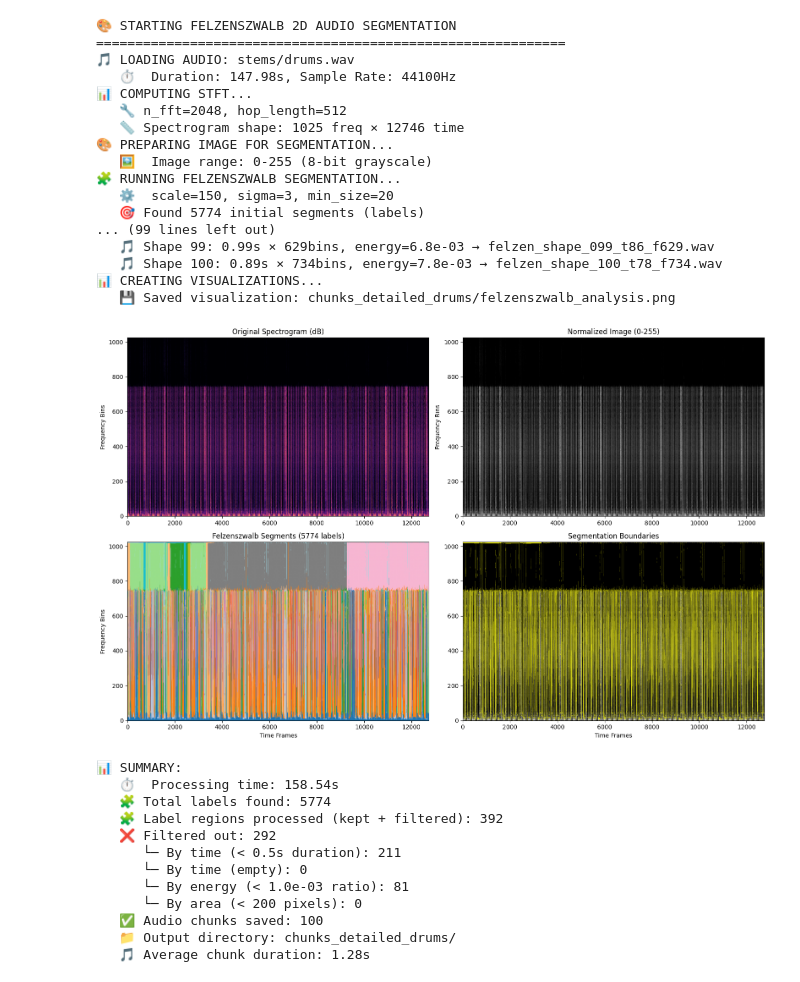
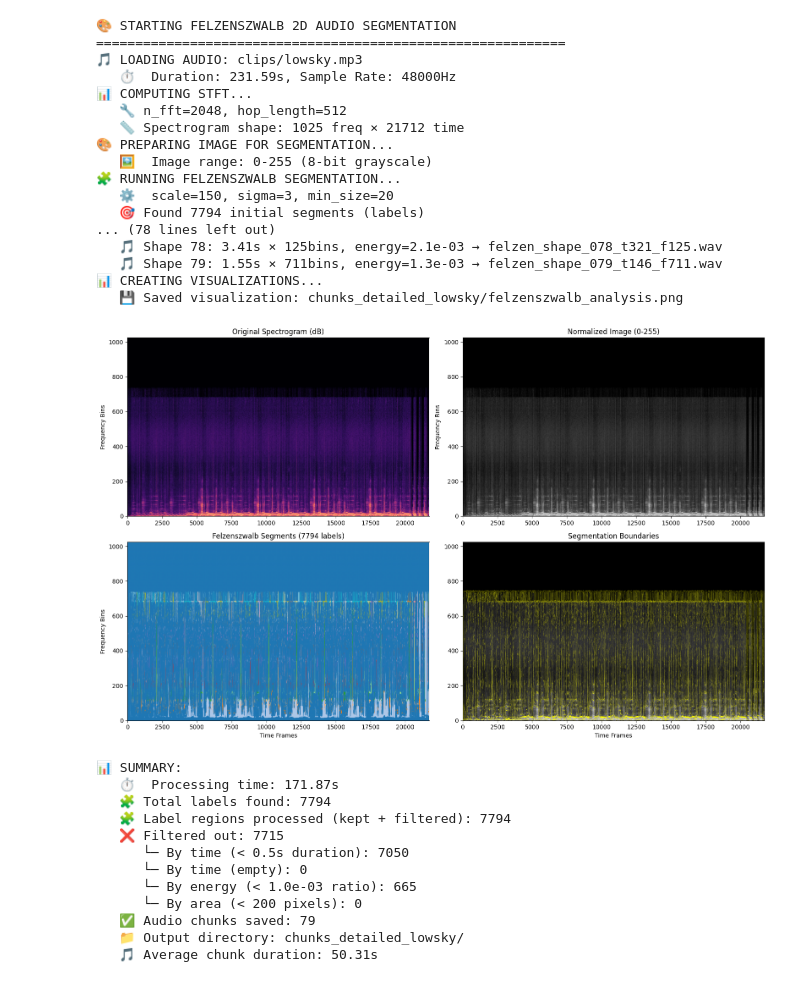
Before and after one commit to svvimming/fuites-anarchive, a Jupyter notebook: packages/compost/sound/sound_chunking.ipynb, the cells around one changed output. Cells and saved outputs as stored; diff of their text form; code cells hidden in the pictures.

```diff
--- a/packages/compost/sound/sound_chunking.ipynb
+++ b/packages/compost/sound/sound_chunking.ipynb
@@ -10,7 +10,7 @@ import time
 
 def split_audio_felzenszwalb_2d(
     audio_path,
-    output_dir="chunks3",
+    output_dir="chunks_detailed_{song_path.split('/')[-1].split('.')[0]}",
     n_fft=2048,
     hop_length=512,
     scale=150,
@@ -202,52 +202,52 @@ def split_audio_felzenszwalb_2d(
         print(f"   🎵 Average chunk duration: {np.mean([len(sf.read(p)[0])/sr for p in saved_paths[:5]]):.2f}s")
     else:
         print(f"   🎵 Average chunk duration: n/a")
 
     return saved_paths
 
 # 🚀 RUN THE SEGMENTATION
 print("🎨 STARTING FELZENSZWALB 2D AUDIO SEGMENTATION")
 print("=" * 60)
-song_path = "stems/drums.wav"
+song_path = "clips/lowsky.mp3"
 shapes = split_audio_felzenszwalb_2d(
     song_path,
     output_dir=f"chunks_detailed_{song_path.split('/')[-1].split('.')[0]}",
     scale=150,      # Lower = more segments
     sigma=3,        # Lower = sharper boundaries
     min_size=20,    # Larger = fewer tiny segments
     max_shapes=100,  # Limit output for testing
     min_area_pixels=200,
     min_time_seconds=0.5,  # Minimum duration in seconds
     min_energy_ratio=1e-3
 )
 # %% [output]
 🎨 STARTING FELZENSZWALB 2D AUDIO SEGMENTATION
 ============================================================
-🎵 LOADING AUDIO: stems/drums.wav
-   ⏱️  Duration: 147.98s, Sample Rate: 44100Hz
+🎵 LOADING AUDIO: clips/lowsky.mp3
+   ⏱️  Duration: 231.59s, Sample Rate: 48000Hz
 📊 COMPUTING STFT...
    🔧 n_fft=2048, hop_length=512
-   📏 Spectrogram shape: 1025 freq × 12746 time
+   📏 Spectrogram shape: 1025 freq × 21712 time
 🎨 PREPARING IMAGE FOR SEGMENTATION...
    🖼️  Image range: 0-255 (8-bit grayscale)
 🧩 RUNNING FELZENSZWALB SEGMENTATION...
    ⚙️  scale=150, sigma=3, min_size=20
-   🎯 Found 5774 initial segments (labels)
-... (99 lines left out)
-   🎵 Shape 99: 0.99s × 629bins, energy=6.8e-03 → felzen_shape_099_t86_f629.wav
-   🎵 Shape 100: 0.89s × 734bins, energy=7.8e-03 → felzen_shape_100_t78_f734.wav
+   🎯 Found 7794 initial segments (labels)
+... (78 lines left out)
+   🎵 Shape 78: 3.41s × 125bins, energy=2.1e-03 → felzen_shape_078_t321_f125.wav
+   🎵 Shape 79: 1.55s × 711bins, energy=1.3e-03 → felzen_shape_079_t146_f711.wav
 📊 CREATING VISUALIZATIONS...
-   💾 Saved visualization: chunks_detailed_drums/felzenszwalb_analysis.png
+   💾 Saved visualization: chunks_detailed_lowsky/felzenszwalb_analysis.png
-[figure, old version]
+[figure, new version]
 📊 SUMMARY:
-   ⏱️  Processing time: 158.54s
-   🧩 Total labels found: 5774
-   🧩 Label regions processed (kept + filtered): 392
-   ❌ Filtered out: 292
-      └─ By time (< 0.5s duration): 211
+   ⏱️  Processing time: 171.87s
+   🧩 Total labels found: 7794
+   🧩 Label regions processed (kept + filtered): 7794
+   ❌ Filtered out: 7715
+      └─ By time (< 0.5s duration): 7050
       └─ By time (empty): 0
-      └─ By energy (< 1.0e-03 ratio): 81
+      └─ By energy (< 1.0e-03 ratio): 665
       └─ By area (< 200 pixels): 0
-   ✅ Audio chunks saved: 100
-   📁 Output directory: chunks_detailed_drums/
-   🎵 Average chunk duration: 1.28s
+   ✅ Audio chunks saved: 79
+   📁 Output directory: chunks_detailed_lowsky/
+   🎵 Average chunk duration: 50.31s
```
Also changed, not shown: 4 other files.
